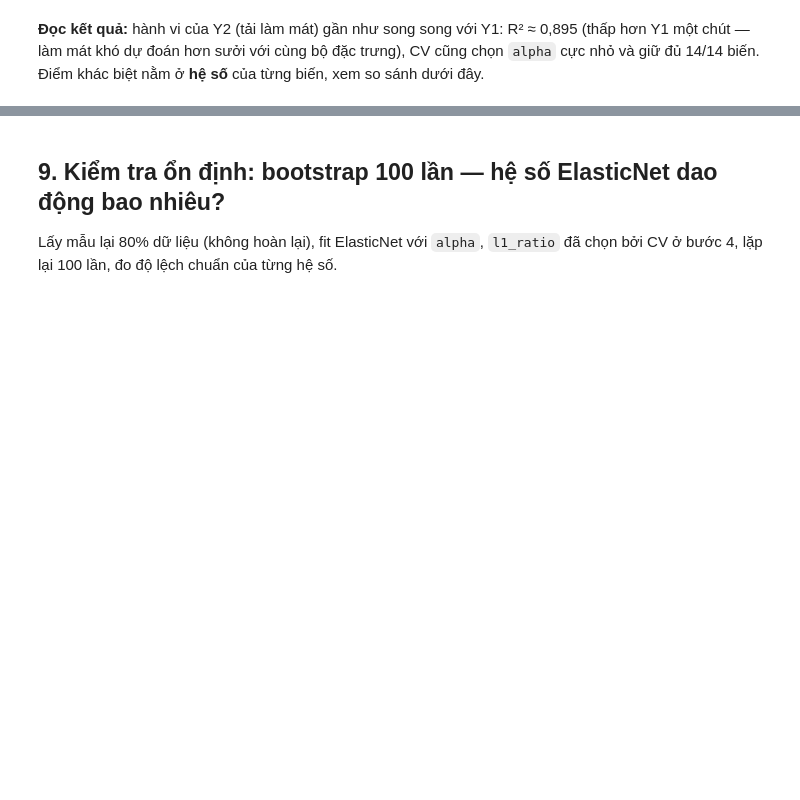
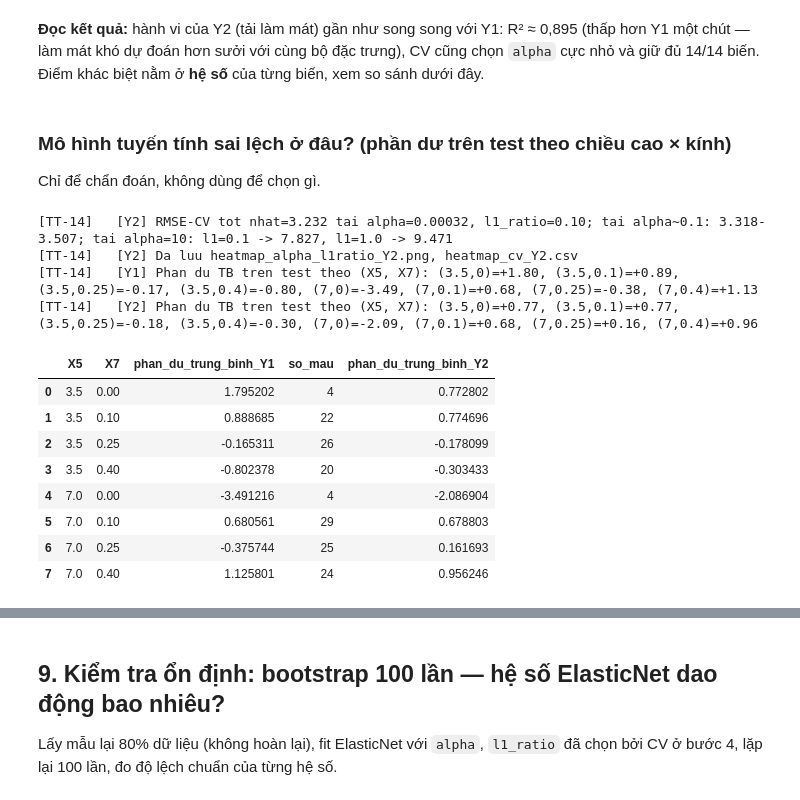
Before and after one commit to linhsand/CatLinh_lab_Machinelearning, a Jupyter notebook: 01-Hoc-May/02-Hoi-quy/TT-14-ElasticNet/notebooks/elasticnet_energy.ipynb, the cells around one changed output, grey strips where cells are left out. Cells and saved outputs as stored; diff of their text form; code cells hidden in the pictures; blank space fills up the shorter version.

```diff
--- a/01-Hoc-May/02-Hoi-quy/TT-14-ElasticNet/notebooks/elasticnet_energy.ipynb
+++ b/01-Hoc-May/02-Hoi-quy/TT-14-ElasticNet/notebooks/elasticnet_energy.ipynb
@@ -452,3 +447,25 @@ ElasticNet alpha=0.00032 l1_ratio=0.10  n_kept=14/14  RMSE=3.121  R2=0.8949
 **Đọc kết quả:** hành vi của Y2 (tải làm mát) gần như song song với Y1: R² ≈ 0,895 (thấp hơn
 Y1 một chút — làm mát khó dự đoán hơn sưởi với cùng bộ đặc trưng), CV cũng chọn `alpha` cực
 nhỏ và giữ đủ 14/14 biến. Điểm khác biệt nằm ở **hệ số** của từng biến, xem so sánh dưới đây.
+# %% [markdown]
+### Mô hình tuyến tính sai lệch ở đâu? (phần dư trên test theo chiều cao × kính)
+Chỉ để chẩn đoán, không dùng để chọn gì.
+# %%
+heat_y2, best_y2 = T.run_heatmap_cv(results_y2["ElasticNet"]["pipe"], "Y2")
+misfit_y1 = T.run_model_misfit(results_y1["ElasticNet"]["pipe"], X1_test, y1_test, "Y1")
+misfit_y2 = T.run_model_misfit(results_y2["ElasticNet"]["pipe"], X2_test, y2_test, "Y2")
+misfit_y1.merge(misfit_y2, on=["X5", "X7", "so_mau"], suffixes=("_Y1", "_Y2"))
+# %% [output]
+[TT-14]   [Y2] RMSE-CV tot nhat=3.232 tai alpha=0.00032, l1_ratio=0.10; tai alpha~0.1: 3.318-3.507; tai alpha=10: l1=0.1 -> 7.827, l1=1.0 -> 9.471
+[TT-14]   [Y2] Da luu heatmap_alpha_l1ratio_Y2.png, heatmap_cv_Y2.csv
+[TT-14]   [Y1] Phan du TB tren test theo (X5, X7): (3.5,0)=+1.80, (3.5,0.1)=+0.89, (3.5,0.25)=-0.17, (3.5,0.4)=-0.80, (7,0)=-3.49, (7,0.1)=+0.68, (7,0.25)=-0.38, (7,0.4)=+1.13
+[TT-14]   [Y2] Phan du TB tren test theo (X5, X7): (3.5,0)=+0.77, (3.5,0.1)=+0.77, (3.5,0.25)=-0.18, (3.5,0.4)=-0.30, (7,0)=-2.09, (7,0.1)=+0.68, (7,0.25)=+0.16, (7,0.4)=+0.96
+|  | X5 | X7 | phan_du_trung_binh_Y1 | so_mau | phan_du_trung_binh_Y2 |
+| 0 | 3.5 | 0.00 | 1.795202 | 4 | 0.772802 |
+| 1 | 3.5 | 0.10 | 0.888685 | 22 | 0.774696 |
+| 2 | 3.5 | 0.25 | -0.165311 | 26 | -0.178099 |
+| 3 | 3.5 | 0.40 | -0.802378 | 20 | -0.303433 |
+| 4 | 7.0 | 0.00 | -3.491216 | 4 | -2.086904 |
+| 5 | 7.0 | 0.10 | 0.680561 | 29 | 0.678803 |
+| 6 | 7.0 | 0.25 | -0.375744 | 25 | 0.161693 |
+| 7 | 7.0 | 0.40 | 1.125801 | 24 | 0.956246 |
```
Also changed, not shown: parts of 16 cells of this notebook, 12 other files.
